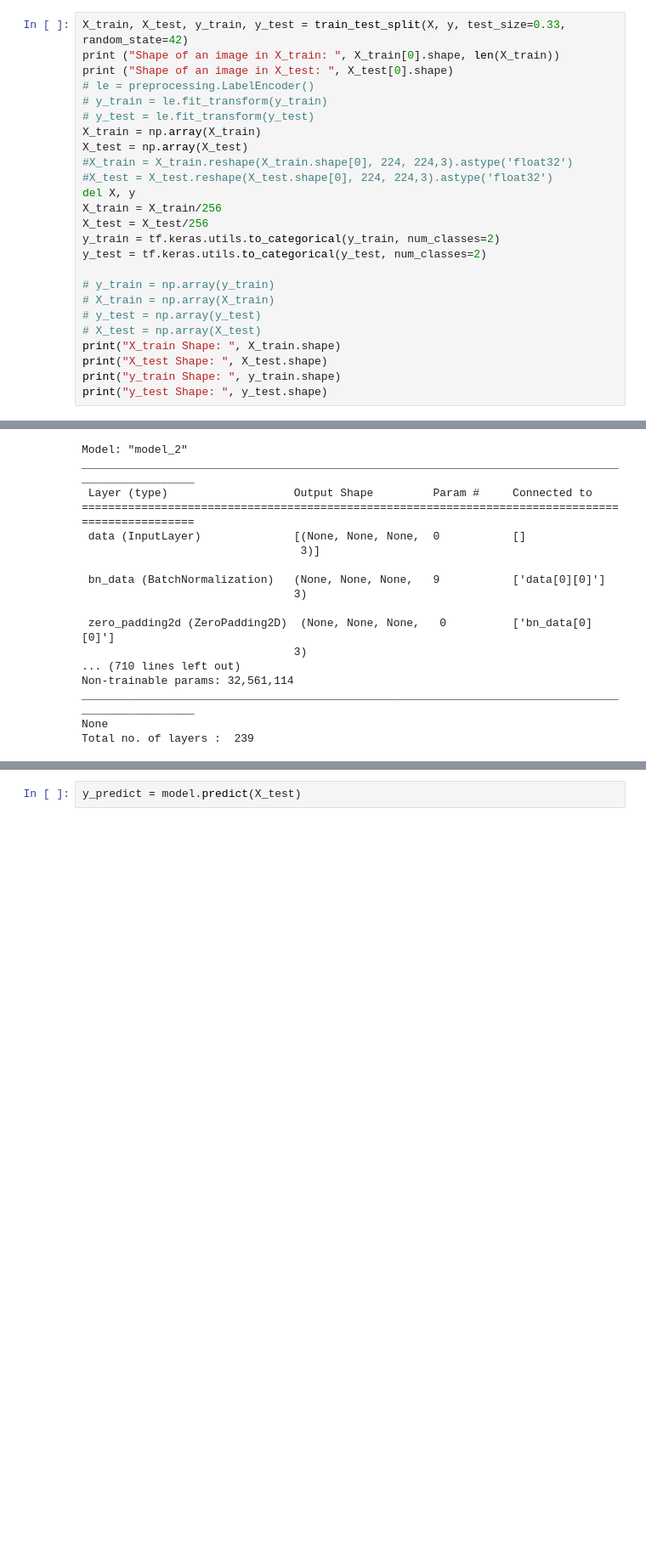
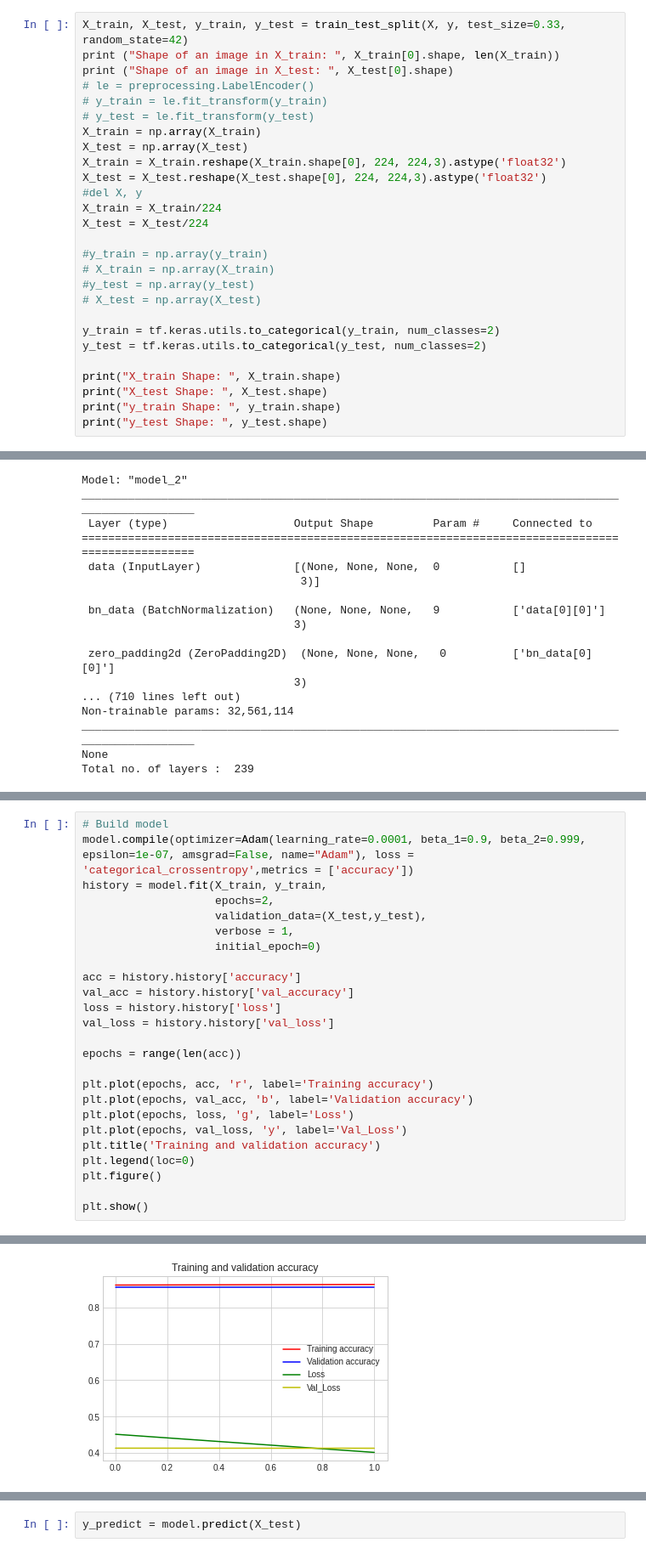
Before and after one commit to dingowhiz/Data_Analytics_ML, a Jupyter notebook: mayo_wsi_anomaly.ipynb, the cells around one changed output, grey strips where cells are left out. Shown at 85% size. Saved outputs shown, nothing was run; the diff lists cells and outputs as text; blank space fills up the shorter version.

```diff
--- a/mayo_wsi_anomaly.ipynb
+++ b/mayo_wsi_anomaly.ipynb
@@ -419,18 +453,20 @@ print ("Shape of an image in X_test: ", X_test[0].shape)
 # y_test = le.fit_transform(y_test)
 X_train = np.array(X_train)
 X_test = np.array(X_test)
-#X_train = X_train.reshape(X_train.shape[0], 224, 224,3).astype('float32')
-#X_test = X_test.reshape(X_test.shape[0], 224, 224,3).astype('float32')
-del X, y
-X_train = X_train/256
-X_test = X_test/256
+X_train = X_train.reshape(X_train.shape[0], 224, 224,3).astype('float32')
+X_test = X_test.reshape(X_test.shape[0], 224, 224,3).astype('float32')
+#del X, y
+X_train = X_train/224
+X_test = X_test/224
+
+#y_train = np.array(y_train)
+# X_train = np.array(X_train)
+#y_test = np.array(y_test)
+# X_test = np.array(X_test)
+
 y_train = tf.keras.utils.to_categorical(y_train, num_classes=2)
 y_test = tf.keras.utils.to_categorical(y_test, num_classes=2)
 
-# y_train = np.array(y_train)
-# X_train = np.array(X_train)
-# y_test = np.array(y_test)
-# X_test = np.array(X_test)
 print("X_train Shape: ", X_train.shape)
 print("X_test Shape: ", X_test.shape)
 print("y_train Shape: ", y_train.shape)
@@ -561,0 +598,26 @@ Garbage collector: collected 615 objects.
+# %%
+# Build model
+model.compile(optimizer=Adam(learning_rate=0.0001, beta_1=0.9, beta_2=0.999, epsilon=1e-07, amsgrad=False, name="Adam"), loss = 'categorical_crossentropy',metrics = ['accuracy'])
+history = model.fit(X_train, y_train,
+                    epochs=2,
+                    validation_data=(X_test,y_test),
+                    verbose = 1,
+                    initial_epoch=0)
+
+acc = history.history['accuracy']
+val_acc = history.history['val_accuracy']
+loss = history.history['loss']
+val_loss = history.history['val_loss']
+
+epochs = range(len(acc))
+
+plt.plot(epochs, acc, 'r', label='Training accuracy')
+plt.plot(epochs, val_acc, 'b', label='Validation accuracy')
+plt.plot(epochs, loss, 'g', label='Loss')
+plt.plot(epochs, val_loss, 'y', label='Val_Loss')
+plt.title('Training and validation accuracy')
+plt.legend(loc=0)
+plt.figure()
+
+plt.show()
+# %% [output]
@@ -561,0 +628 @@ Garbage collector: collected 615 objects.
+[figure, added]
```
Also changed, not shown: parts of 30 cells of this notebook.
